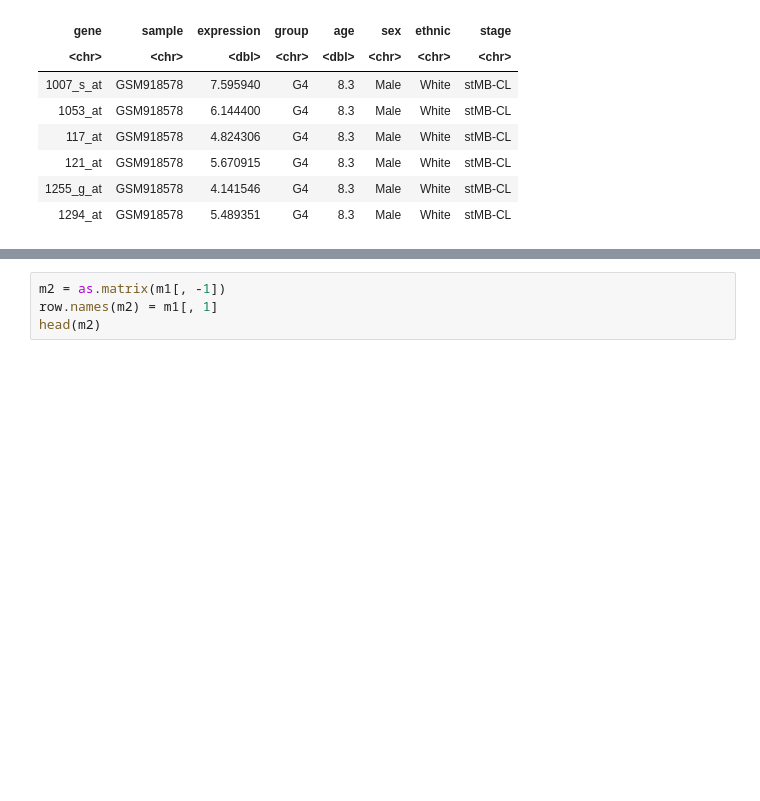
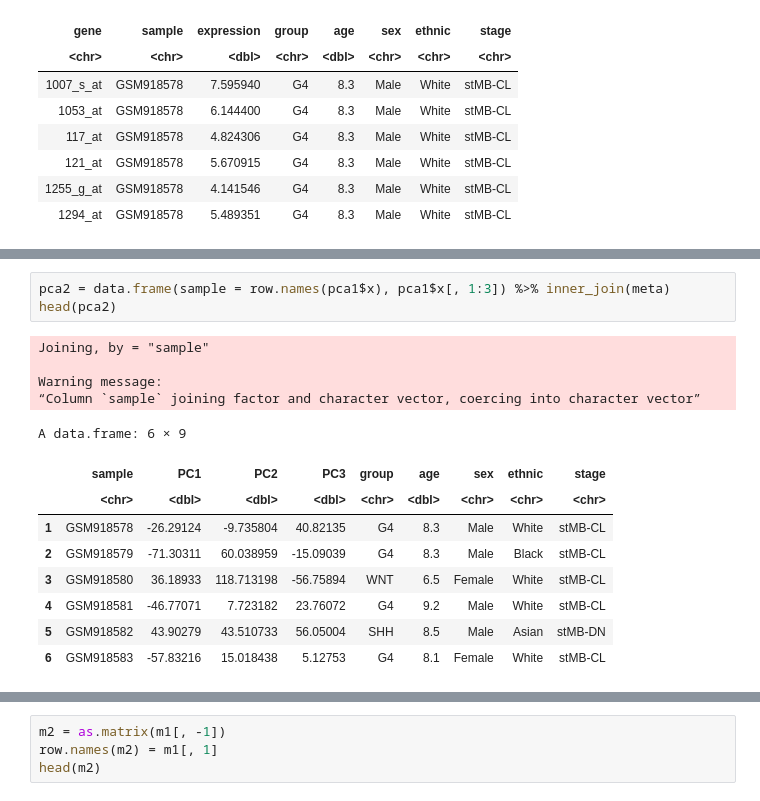
Before and after one commit to SaraAlKarimy/Notebooks, a Jupyter notebook: Medulloblastoma.ipynb, the cells around one changed output, grey strips where cells are left out. Drawn from its saved outputs; the diff is of its cells as text; blank space fills up the shorter version.

```diff
--- a/Medulloblastoma.ipynb
+++ b/Medulloblastoma.ipynb
@@ -97,0 +113,17 @@ A tibble: 6 × 8
+# %%
+pca2 = data.frame(sample = row.names(pca1$x), pca1$x[, 1:3]) %>% inner_join(meta)
+head(pca2)
+# %% [output]
+Joining, by = "sample"
+
+Warning message:
+“Column `sample` joining factor and character vector, coercing into character vector”
+A data.frame: 6 × 9
+|  | sample | PC1 | PC2 | PC3 | group | age | sex | ethnic | stage |
+|  | <chr> | <dbl> | <dbl> | <dbl> | <chr> | <dbl> | <chr> | <chr> | <chr> |
+| 1 | GSM918578 | -26.29124 | -9.735804 | 40.82135 | G4 | 8.3 | Male | White | stMB-CL |
+| 2 | GSM918579 | -71.30311 | 60.038959 | -15.09039 | G4 | 8.3 | Male | Black | stMB-CL |
+| 3 | GSM918580 | 36.18933 | 118.713198 | -56.75894 | WNT | 6.5 | Female | White | stMB-CL |
+| 4 | GSM918581 | -46.77071 | 7.723182 | 23.76072 | G4 | 9.2 | Male | White | stMB-CL |
+| 5 | GSM918582 | 43.90279 | 43.510733 | 56.05004 | SHH | 8.5 | Male | Asian | stMB-DN |
+| 6 | GSM918583 | -57.83216 | 15.018438 | 5.12753 | G4 | 8.1 | Female | White | stMB-CL |
```
Also changed, not shown: parts of 14 cells of this notebook.
